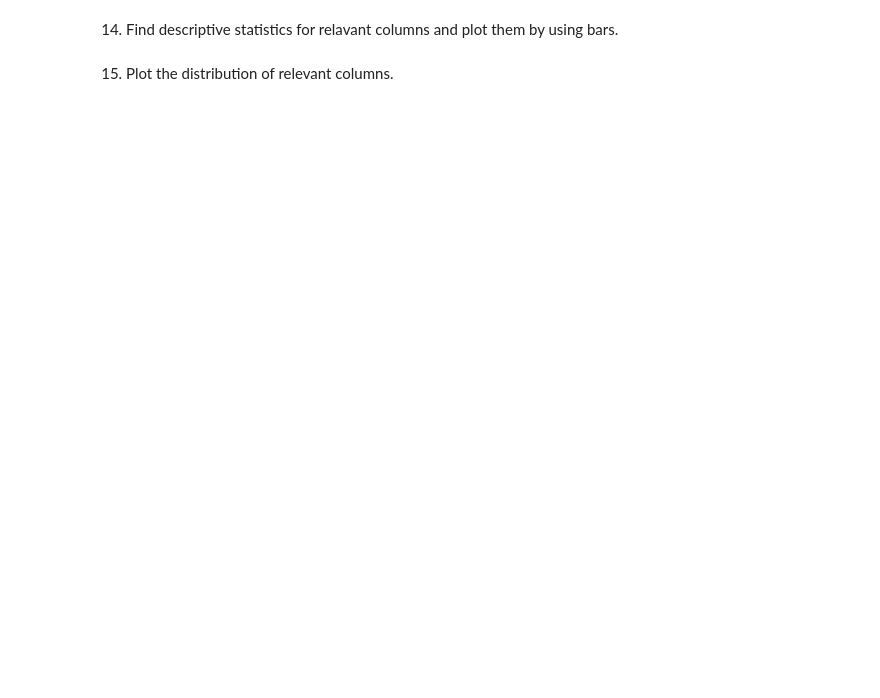
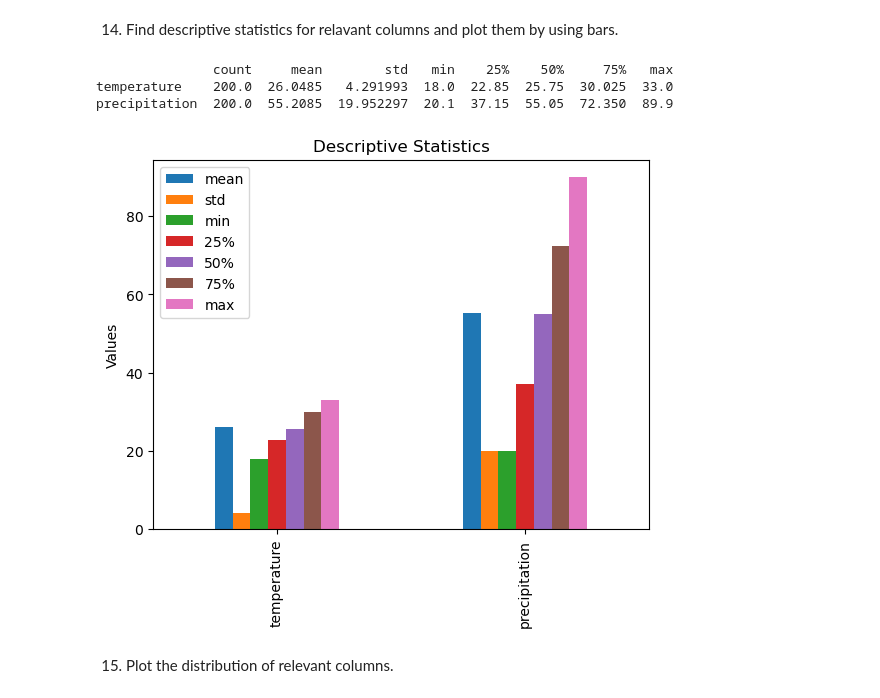
Before and after one commit to Minidoughnut/AgTech, a Jupyter notebook: scripts/Assinment_3&4.ipynb, the cells around one changed output. Drawn from its saved outputs; the diff is of its cells as text; code cells hidden in the pictures; blank space fills up the shorter version.

```diff
--- a/scripts/Assinment_3&4.ipynb
+++ b/scripts/Assinment_3&4.ipynb
@@ -595,2 +590,17 @@ plt.show()
+# %%
+stat_table = df.drop(columns=['farm_lon', 'farm_lat', 'precipitation_rank', 'normalized temp', 'percentage_tot_prec']).describe().T
+print(stat_table)
+stat_table.drop(columns='count').plot(kind='bar')
+plt.title('Descriptive Statistics')
+plt.ylabel('Values')
+plt.show()
+
+
+## Your code here up
+# %% [output]
+               count     mean        std   min    25%    50%     75%   max
+temperature    200.0  26.0485   4.291993  18.0  22.85  25.75  30.025  33.0
+precipitation  200.0  55.2085  19.952297  20.1  37.15  55.05  72.350  89.9
+[figure, added]
 # %% [markdown]
 15. Plot the distribution of relevant columns.
```
Also changed, not shown: parts of 27 cells of this notebook.
